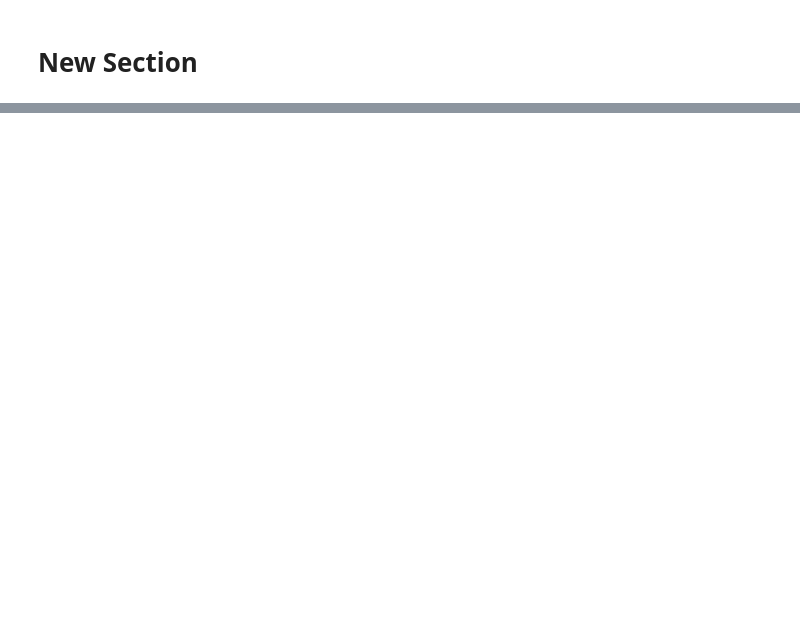
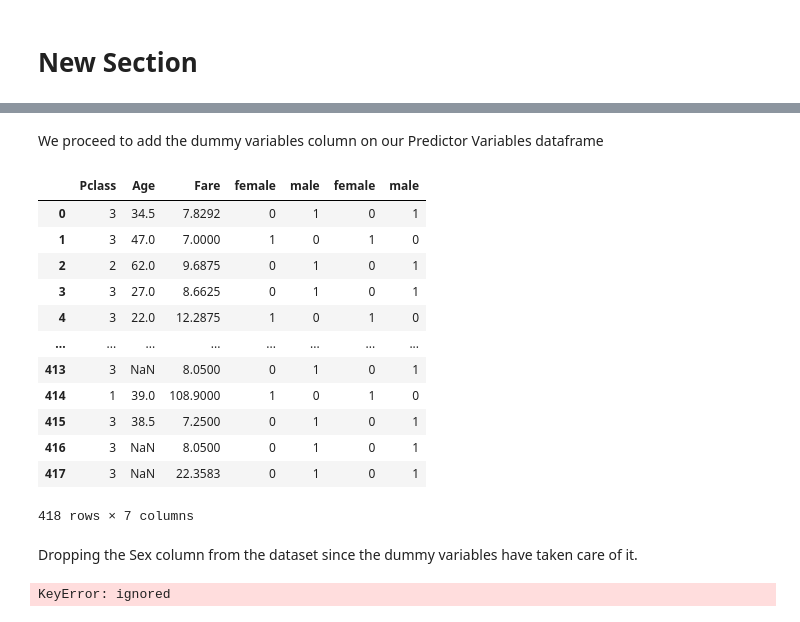
Before and after one commit to clearf29/Titanic-Practice, a Jupyter notebook: Titanic.ipynb, the cells around one changed output, grey strips where cells are left out. Cells and saved outputs as stored; diff of their text form; code cells hidden in the pictures; blank space fills up the shorter version.

```diff
--- a/Titanic.ipynb
+++ b/Titanic.ipynb
@@ -34,0 +36,3 @@ df
+# %%
+X = df.drop(["Survived"],axis="columns")
+y = df.Survived
@@ -34,0 +41,3 @@ df
+# %%
+dummies = pd.get_dummies(X.Sex)
+dummies.head()
@@ -34,0 +51,26 @@ df
+# %% [markdown]
+We proceed to add the dummy variables column on our Predictor Variables dataframe
+# %%
+X = pd.concat([X,dummies],axis="columns")
+X
+# %% [output]
+|  | Pclass | Age | Fare | female | male | female | male |
+| 0 | 3 | 34.5 | 7.8292 | 0 | 1 | 0 | 1 |
+| 1 | 3 | 47.0 | 7.0000 | 1 | 0 | 1 | 0 |
+| 2 | 2 | 62.0 | 9.6875 | 0 | 1 | 0 | 1 |
+| 3 | 3 | 27.0 | 8.6625 | 0 | 1 | 0 | 1 |
+| 4 | 3 | 22.0 | 12.2875 | 1 | 0 | 1 | 0 |
+| ... | ... | ... | ... | ... | ... | ... | ... |
+| 413 | 3 | NaN | 8.0500 | 0 | 1 | 0 | 1 |
+| 414 | 1 | 39.0 | 108.9000 | 1 | 0 | 1 | 0 |
+| 415 | 3 | 38.5 | 7.2500 | 0 | 1 | 0 | 1 |
+| 416 | 3 | NaN | 8.0500 | 0 | 1 | 0 | 1 |
+| 417 | 3 | NaN | 22.3583 | 0 | 1 | 0 | 1 |
+418 rows × 7 columns
+# %% [markdown]
+Dropping the Sex column from the dataset since the dummy variables have taken care of it.
+# %%
+X.drop(["Sex"],axis="columns",inplace=True)
+X.head()
+# %% [output]
+KeyError: ignored
```
Also changed, not shown: parts of 7 cells of this notebook.
